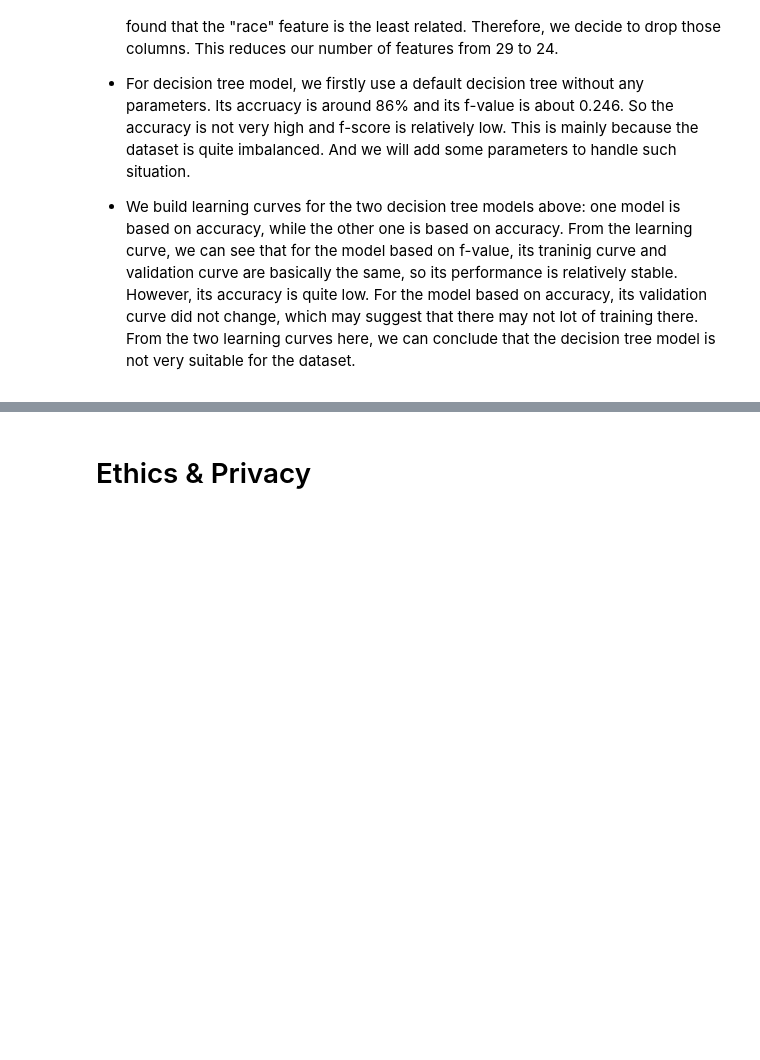
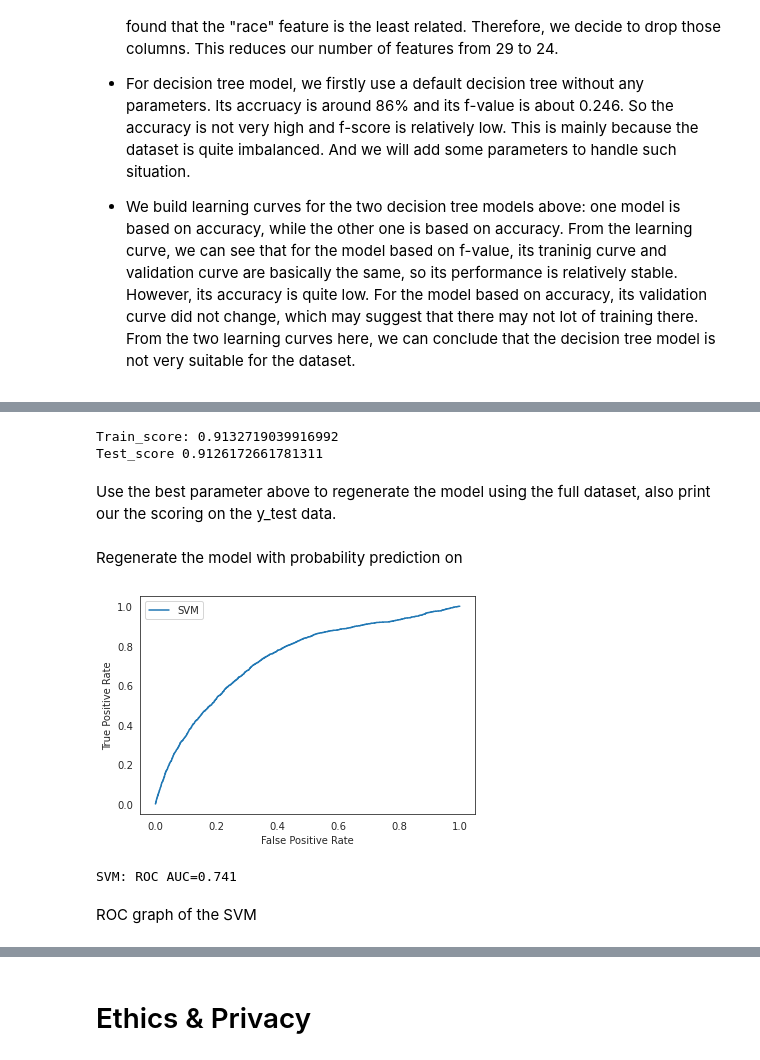
Before and after one commit to COGS118A/Group011-Sp22, a Jupyter notebook: Checkpoint_group011.ipynb, the cells around one changed output, grey strips where cells are left out. Saved outputs shown, nothing was run; the diff lists cells and outputs as text; code cells hidden in the pictures; blank space fills up the shorter version.

```diff
--- a/Checkpoint_group011.ipynb
+++ b/Checkpoint_group011.ipynb
@@ -600,0 +646,5 @@ plt.legend()
+# %%
+space = {'C': [1, 3, 9],
+         'kernel': ['rbf', 'poly', 'linear'],
+         'class_weight': [{0:1.0, 1:3.0}, {0:1.0, 1:5.0}, {0:1.0, 1:7.0}],}
+svm = SVC(cache_size = 4096)
@@ -600,0 +657,3 @@ plt.legend()
+# %%
+grid = GridSearchCV(svm, space, scoring="f1", verbose=3)
+grid.fit(X_train, y_train)
@@ -600,0 +698,6 @@ plt.legend()
+# %%
+svm = SVC(C=1, class_weight={0:1, 1:5}, cache_size=4096)
+svm.fit(X_train, y_train)
+y_pred = svm.predict(X_test)
+test_report = classification_report(y_test, y_pred)
+print(test_report)
@@ -600,0 +713,31 @@ plt.legend()
+# %%
+train_score = svm.score(X_train, y_train)
+test_score = svm.score(X_test,y_test)
+print("Train_score:", train_score)
+print("Test_score", test_score)
+# %% [output]
+Train_score: 0.9132719039916992
+Test_score 0.9126172661781311
+# %% [markdown]
+Use the best parameter above to regenerate the model using the full dataset, also print our the scoring on the y_test data.
+# %%
+svm = SVC(C=1, class_weight={0:1, 1:5}, gamma='scale', cache_size=4096, probability=True)
+svm.fit(X_train, y_train)
+y_prob = svm.predict_proba(X_test)
+y_prob = y_prob[:,1]
+# %% [markdown]
+Regenerate the model with probability prediction on
+# %%
+svm_auc_score = roc_auc_score(y_test, y_prob)
+svm_fpr, svm_tpr, _ = roc_curve(y_test, y_prob)
+plt.plot(svm_fpr, svm_tpr, label='SVM')
+plt.xlabel('False Positive Rate')
+plt.ylabel('True Positive Rate')
+plt.legend()
+plt.show()
+print('SVM: ROC AUC=%.3f' % (svm_auc_score))
+# %% [output]
+[figure, added]
+SVM: ROC AUC=0.741
+# %% [markdown]
+ROC graph of the SVM
```
Also changed, not shown: parts of 28 cells of this notebook.
